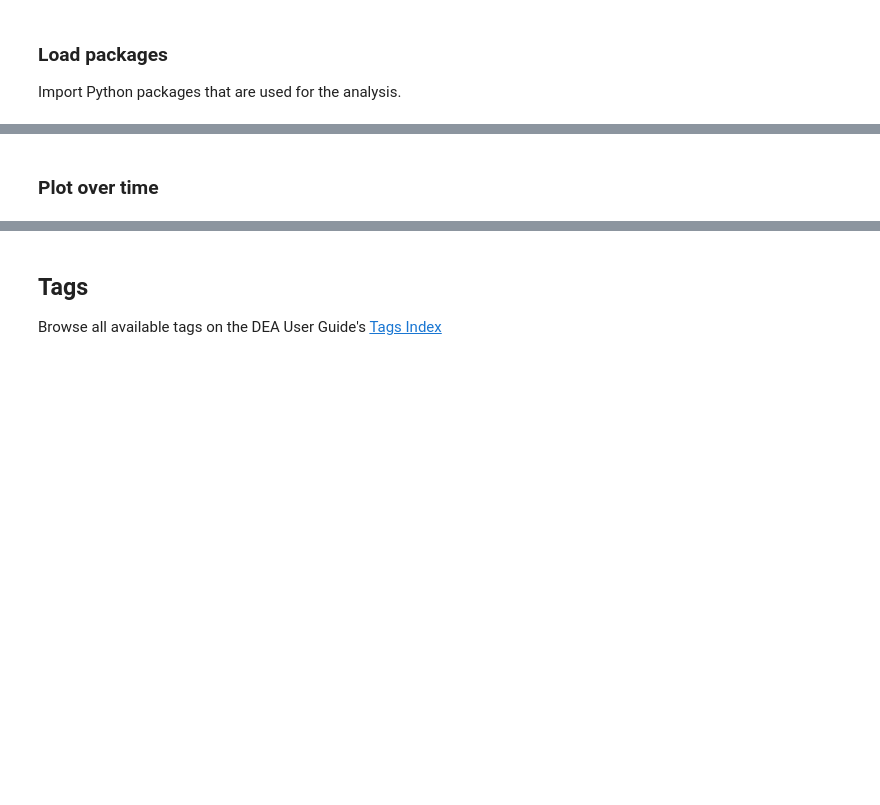
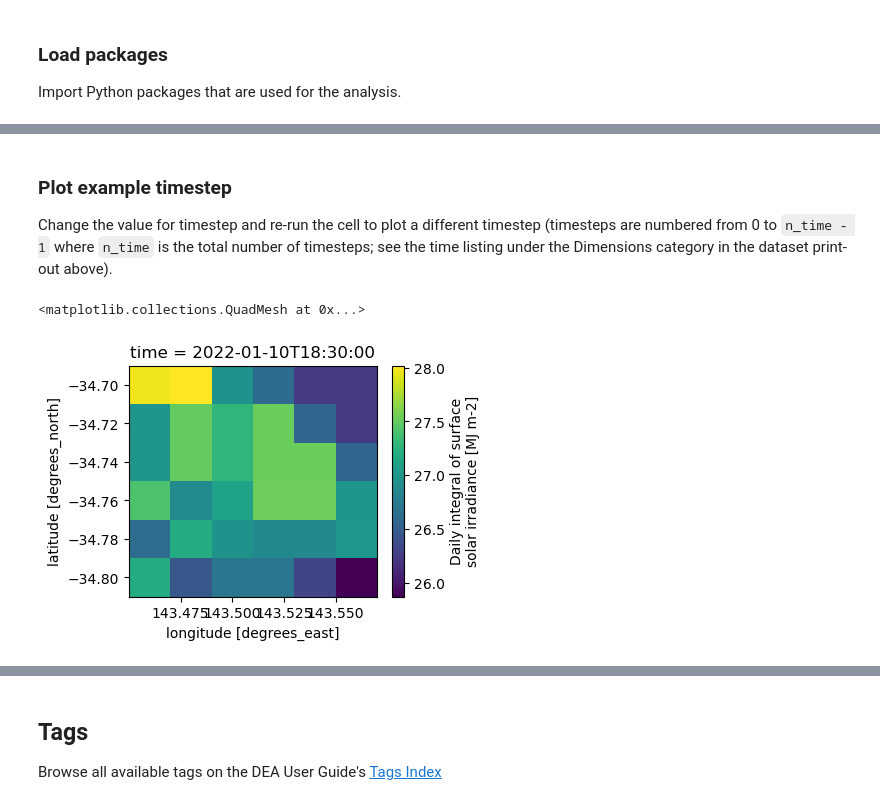
Before and after one commit to frontiersi/BoM_ODC_demonstration, a Jupyter notebook: Load_BoM_solar_irradiance.ipynb, the cells around one changed output, grey strips where cells are left out. Drawn from its saved outputs; the diff is of its cells as text; code cells hidden in the pictures; blank space fills up the shorter version.

```diff
--- a/Load_BoM_solar_irradiance.ipynb
+++ b/Load_BoM_solar_irradiance.ipynb
@@ -83,5 +101,12 @@ daily_solar_irrd
 # %% [markdown]
-### Plot over time
+### Plot example timestep
+
+Change the value for timestep and re-run the cell to plot a different timestep (timesteps are numbered from 0 to `n_time - 1` where `n_time` is the total number of timesteps; see the time listing under the Dimensions category in the dataset print-out above).
 # %%
-daily_solar_irrd.daily_integral_of_surface_global_irradiance.plot(col='time')
+# Set the timesteps to visualise
+timestep = 10
+daily_solar_irrd.isel(time=timestep).daily_integral_of_surface_global_irradiance.plot(size=3)
+# %% [output]
+<matplotlib.collections.QuadMesh at 0x...>
+[figure, added]
 # %%
```
Also changed, not shown: parts of 20 cells of this notebook, 1 other file.
